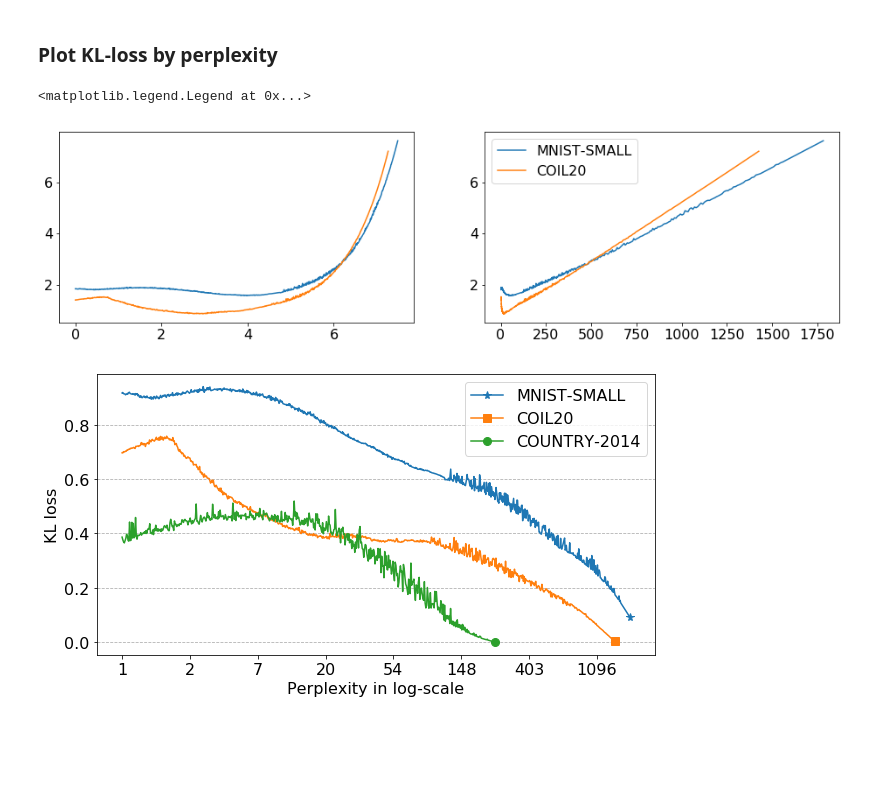
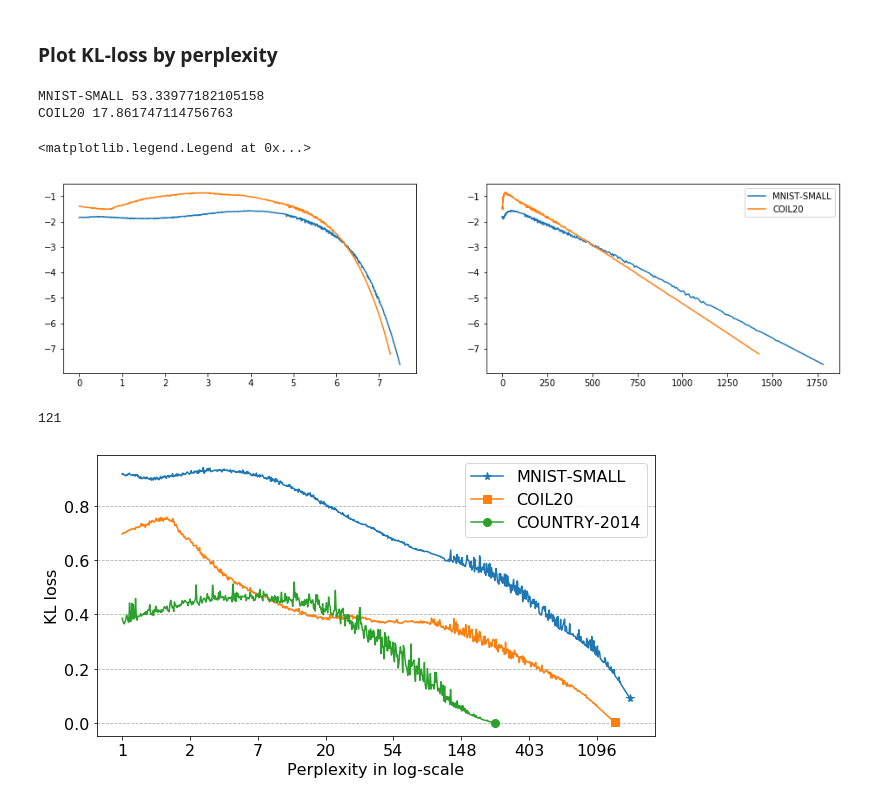
Before and after one commit to vu-minh/tsne_auto_perp_constraints, a Jupyter notebook: Constraint and Metric Score.ipynb, the cells around one changed output. Saved outputs shown, nothing was run; the diff lists cells and outputs as text; code cells hidden in the pictures; blank space fills up the shorter version.

Commit message:
Update meta-plots

```diff
--- a/Constraint and Metric Score.ipynb
+++ b/Constraint and Metric Score.ipynb
@@ -82,14 +82,23 @@ def load_scores(dataset_name, standardized=False):
 # %%
 fig, axes = plt.subplots(1, 2, figsize=(16,4))
 for dataset_name in dataset_names[:2]:
     perps, dfm, dfc = load_scores(dataset_name, standardized=False)
-    axes[0].plot(np.log(perps), -1 * dfm.bic, label=dataset_name)
-    axes[1].plot(perps, -1 * dfm.bic, label=dataset_name)
+    idx = dfm.bic.idxmax()
+    print(dataset_name, perps[idx])
+    axes[0].plot(np.log(perps), dfm.bic, label=dataset_name)
+    axes[1].plot(perps, dfm.bic, label=dataset_name)
 
 axes[1].legend()
 # %% [output]
-<matplotlib.legend.Legend at 0x...>
+MNIST-SMALL 53.33977182105158
+COIL20 17.861747114756763
+<matplotlib.legend.Legend at 0x...>
-[figure, old version]
+[figure, new version]
+# %%
+perps, dfm, dfc = load_scores(dataset_name='COIL20', standardized=False)
+dfm.bic.idxmax()
+# %% [output]
+121
 # %%
 from matplotlib.ticker import FuncFormatter
 
```
Also changed, not shown: 6 other files.
